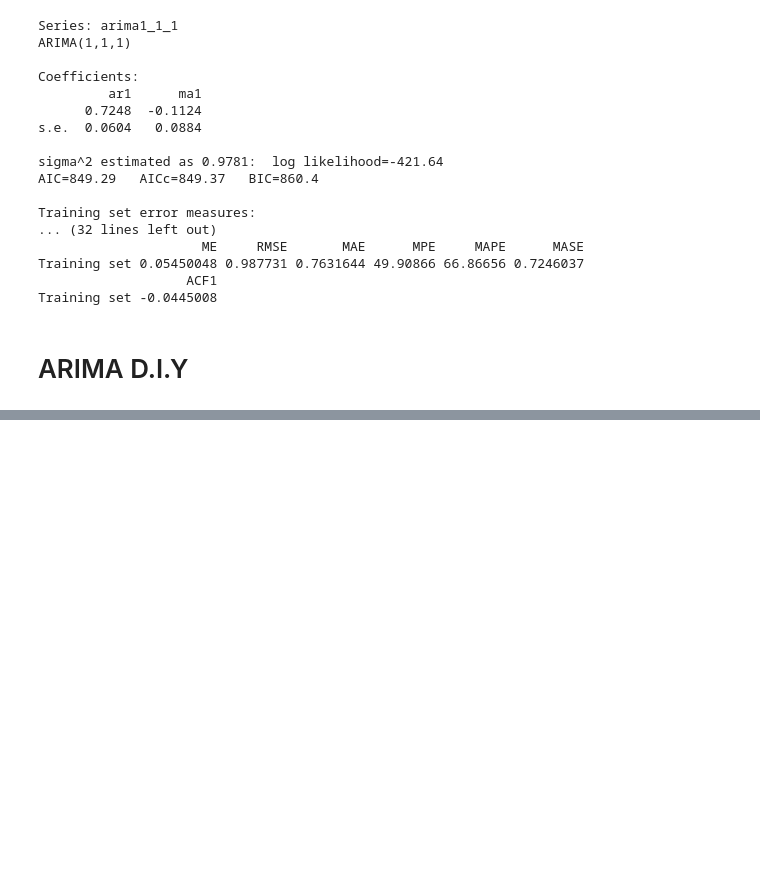
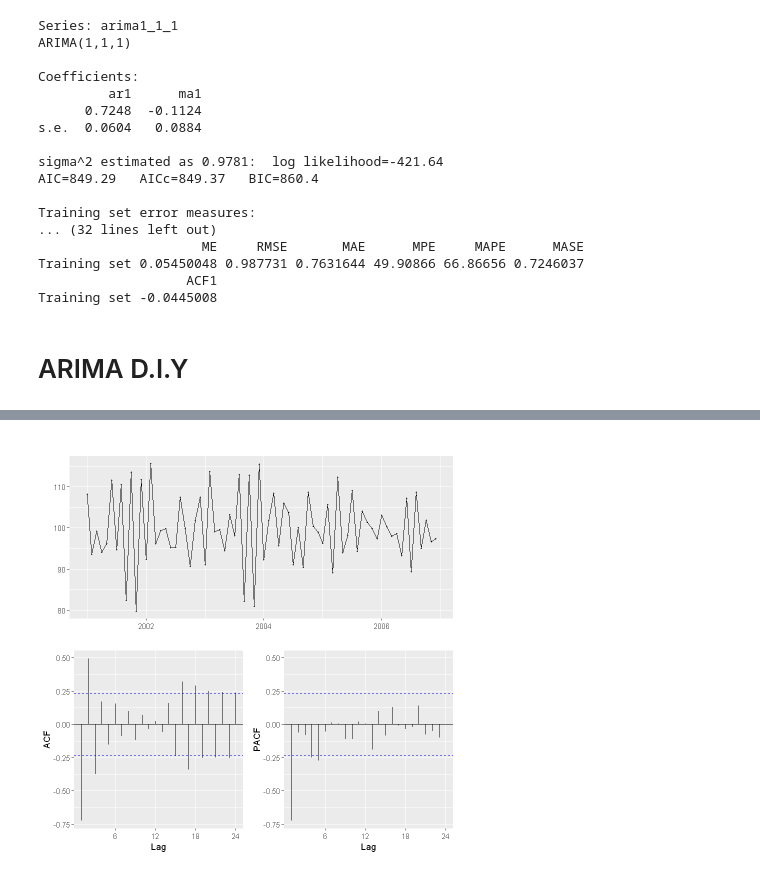
Before and after one commit to young-hun-jo/SCH_Univ_Course, a Jupyter notebook: Time_Series/ARIMA_&_DIY.ipynb, the cells around one changed output, grey strips where cells are left out. Cells and saved outputs as stored; diff of their text form; code cells hidden in the pictures; blank space fills up the shorter version.

```diff
--- a/Time_Series/ARIMA_&_DIY.ipynb
+++ b/Time_Series/ARIMA_&_DIY.ipynb
@@ -134,0 +156,6 @@ ts_4<-ts(data_4, start=c(2001,1), end=c(2006,12), frequency = 12)
+# %%
+# data_1
+ggtsdisplay(ts_1)
+# PACF 그래프를 보니까 AR(1)또는 MA(1)정도 사용하면 될 것 같음..! 그리고 예상은 ACF그래프 생김새상(Correlogram) AR(1)이 더 나을 것 같음
+# %% [output]
+[figure, added]
```
Also changed, not shown: parts of 20 cells of this notebook.
